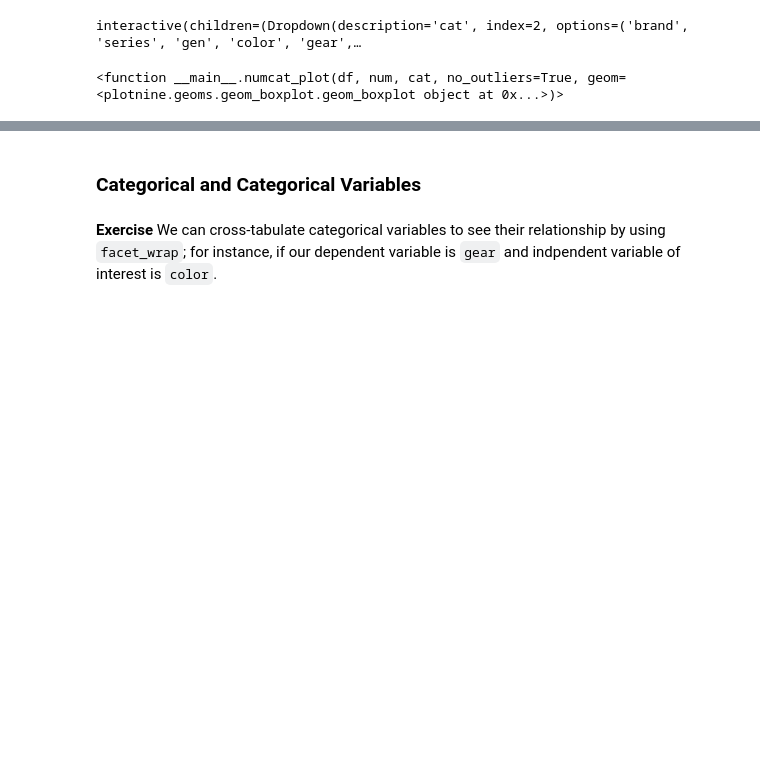
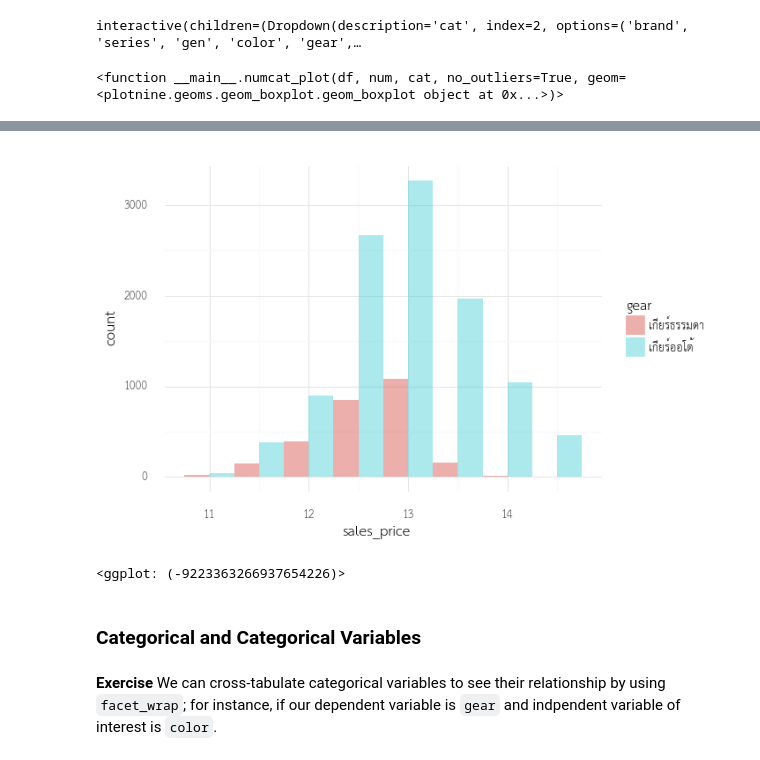
Before and after one commit to cstorm125/viztech, a Jupyter notebook: explore.ipynb, the cells around one changed output, grey strips where cells are left out. Cells and saved outputs as stored; diff of their text form; code cells hidden in the pictures; blank space fills up the shorter version.

```diff
--- a/explore.ipynb
+++ b/explore.ipynb
@@ -187,3 +211,9 @@ interactive(children=(Dropdown(description='cat', index=2, options=('brand', 'se
+# %%
+numdist_plot(cat_df,'sales_price','gear',
+             geom=geom_histogram(binwidth=0.5, position='dodge',alpha=0.5))
+# %% [output]
+[figure, added]
+<ggplot: (-9223363266937654226)>
 # %% [markdown]
 ### Categorical and Categorical Variables
 # %% [markdown]
```
Also changed, not shown: parts of 10 cells of this notebook, 1 other file.
